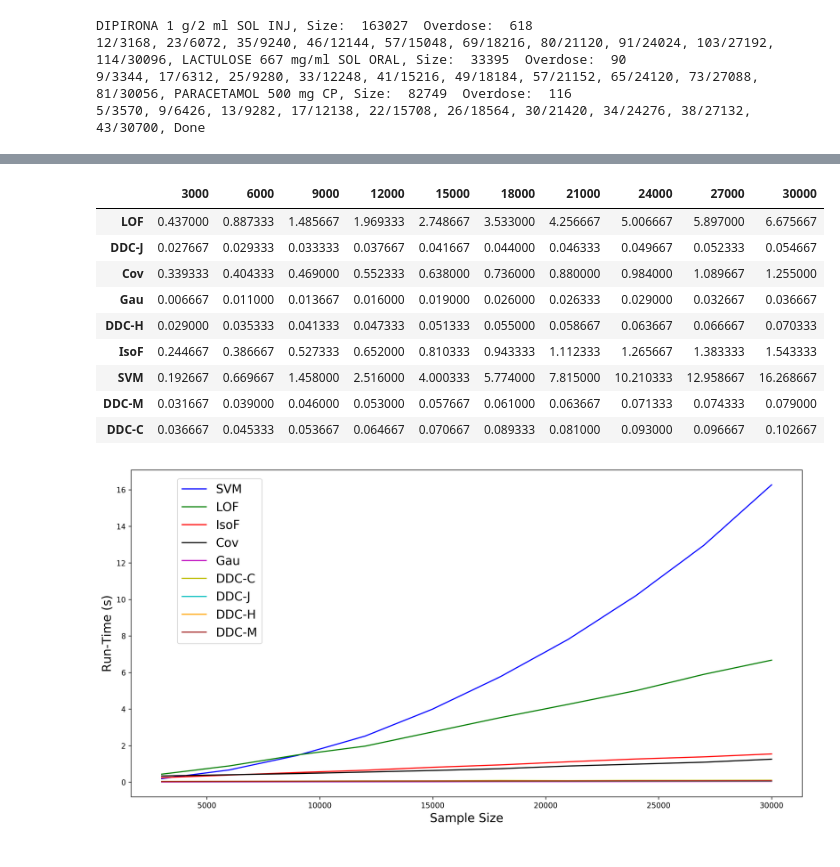
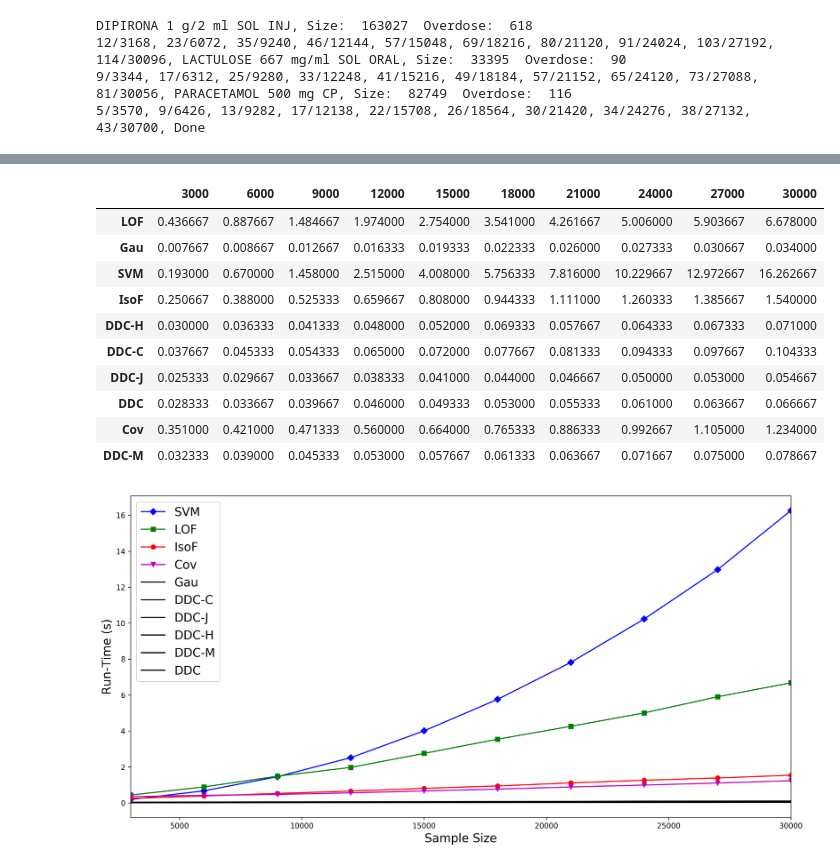
Before and after one commit to nlp-pucrs/prescription-outliers, a Jupyter notebook: full_exp/Sec_VI_A_run_time_evaluation.ipynb, the cells around one changed output, grey strips where cells are left out. Saved outputs shown, nothing was run; the diff lists cells and outputs as text; code cells hidden in the pictures.

Commit message:
add run-time using sample dataset add DDC original version fix run-time all dataset chart

```diff
--- a/full_exp/Sec_VI_A_run_time_evaluation.ipynb
+++ b/full_exp/Sec_VI_A_run_time_evaluation.ipynb
@@ -98,5 +99,5 @@ all_times[1]
 # %%
-mean_time = pd.DataFrame(np.zeros((9,10)), index=results.index, columns=np.arange(3000,30001,3000))
+mean_time = pd.DataFrame(np.zeros((10,10)), index=results.index, columns=np.arange(3000,30001,3000))
 
 for df in all_times:
     for m in df.index:
@@ -108,41 +109,34 @@ mean_time = pd.DataFrame(mean_time, index=results.index, columns=np.arange(3000,
 mean_time
 # %% [output]
 |  | 3000 | 6000 | 9000 | 12000 | 15000 | 18000 | 21000 | 24000 | 27000 | 30000 |
-| LOF | 0.437000 | 0.887333 | 1.485667 | 1.969333 | 2.748667 | 3.533000 | 4.256667 | 5.006667 | 5.897000 | 6.675667 |
-| DDC-J | 0.027667 | 0.029333 | 0.033333 | 0.037667 | 0.041667 | 0.044000 | 0.046333 | 0.049667 | 0.052333 | 0.054667 |
-| Cov | 0.339333 | 0.404333 | 0.469000 | 0.552333 | 0.638000 | 0.736000 | 0.880000 | 0.984000 | 1.089667 | 1.255000 |
-| Gau | 0.006667 | 0.011000 | 0.013667 | 0.016000 | 0.019000 | 0.026000 | 0.026333 | 0.029000 | 0.032667 | 0.036667 |
-| DDC-H | 0.029000 | 0.035333 | 0.041333 | 0.047333 | 0.051333 | 0.055000 | 0.058667 | 0.063667 | 0.066667 | 0.070333 |
-| IsoF | 0.244667 | 0.386667 | 0.527333 | 0.652000 | 0.810333 | 0.943333 | 1.112333 | 1.265667 | 1.383333 | 1.543333 |
-| SVM | 0.192667 | 0.669667 | 1.458000 | 2.516000 | 4.000333 | 5.774000 | 7.815000 | 10.210333 | 12.958667 | 16.268667 |
-| DDC-M | 0.031667 | 0.039000 | 0.046000 | 0.053000 | 0.057667 | 0.061000 | 0.063667 | 0.071333 | 0.074333 | 0.079000 |
-| DDC-C | 0.036667 | 0.045333 | 0.053667 | 0.064667 | 0.070667 | 0.089333 | 0.081000 | 0.093000 | 0.096667 | 0.102667 |
+| LOF | 0.436667 | 0.887667 | 1.484667 | 1.974000 | 2.754000 | 3.541000 | 4.261667 | 5.006000 | 5.903667 | 6.678000 |
+| Gau | 0.007667 | 0.008667 | 0.012667 | 0.016333 | 0.019333 | 0.022333 | 0.026000 | 0.027333 | 0.030667 | 0.034000 |
+| SVM | 0.193000 | 0.670000 | 1.458000 | 2.515000 | 4.008000 | 5.756333 | 7.816000 | 10.229667 | 12.972667 | 16.262667 |
+| IsoF | 0.250667 | 0.388000 | 0.525333 | 0.659667 | 0.808000 | 0.944333 | 1.111000 | 1.260333 | 1.385667 | 1.540000 |
+| DDC-H | 0.030000 | 0.036333 | 0.041333 | 0.048000 | 0.052000 | 0.069333 | 0.057667 | 0.064333 | 0.067333 | 0.071000 |
+| DDC-C | 0.037667 | 0.045333 | 0.054333 | 0.065000 | 0.072000 | 0.077667 | 0.081333 | 0.094333 | 0.097667 | 0.104333 |
+| DDC-J | 0.025333 | 0.029667 | 0.033667 | 0.038333 | 0.041000 | 0.044000 | 0.046667 | 0.050000 | 0.053000 | 0.054667 |
+| DDC | 0.028333 | 0.033667 | 0.039667 | 0.046000 | 0.049333 | 0.053000 | 0.055333 | 0.061000 | 0.063667 | 0.066667 |
+| Cov | 0.351000 | 0.421000 | 0.471333 | 0.560000 | 0.664000 | 0.765333 | 0.886333 | 0.992667 | 1.105000 | 1.234000 |
+| DDC-M | 0.032333 | 0.039000 | 0.045333 | 0.053000 | 0.057667 | 0.061333 | 0.063667 | 0.071667 | 0.075000 | 0.078667 |
-# %%
-mean_time = mean_time.reindex_axis(sorted(methods_time.columns), axis=1)
-
-def smooth(x,beta):
-    """ kaiser window smoothing """
-    window_len=11
-    # extending the data at beginning and at the end
-    # to apply the window at the borders
-    s = np.r_[x[window_len-1:0:-1],x,x[-1:-window_len:-1]]
-    w = np.kaiser(window_len,beta)
-    y = np.convolve(w/w.sum(),s,mode='valid')
-    return y[5:len(y)-5]
 # %%
 plt.figure(figsize=(16, 8), dpi= 300)
-methods = ['SVM','LOF','IsoF','Cov','Gau','DDC-C','DDC-J','DDC-H','DDC-M']
-colors = ['b', 'g', 'r', 'k', 'm', 'y', 'c', 'orange', 'brown']
+methods = ['SVM','LOF','IsoF','Cov','Gau','DDC-C','DDC-J','DDC-H','DDC-M','DDC']
+colors = ['b', 'g', 'r', 'm', 'k', 'k', 'k', 'k', 'k', 'k']
+markers = ['D', 's', 'o', 'v', '', '', '', '', '', '']
 i = 0
 for m in methods:
-    plt.plot(np.asarray(mean_time.columns),np.asarray(mean_time.loc[m].values), c=colors[i],label=m)
+    plt.plot(np.asarray(mean_time.columns),np.asarray(mean_time.loc[m].values),
+             c=colors[i],
+             marker=markers[i],
+             label=m)
     i += 1
 
-plt.legend(bbox_to_anchor=(0.06, 0.45), fontsize=16)
+plt.legend(fontsize=16)
 plt.xlabel('Sample Size', fontsize=16)
 plt.ylabel('Run-Time (s)', fontsize=16)
 #plt.ylim(0,22)
-#plt.xlim(0,28000)
+plt.xlim(3000,30000)
 plt.show()
 # %% [output]
-[figure, old version]
+[figure, new version]
```
Also changed, not shown: parts of 1 cell of this notebook, 2 other files.
